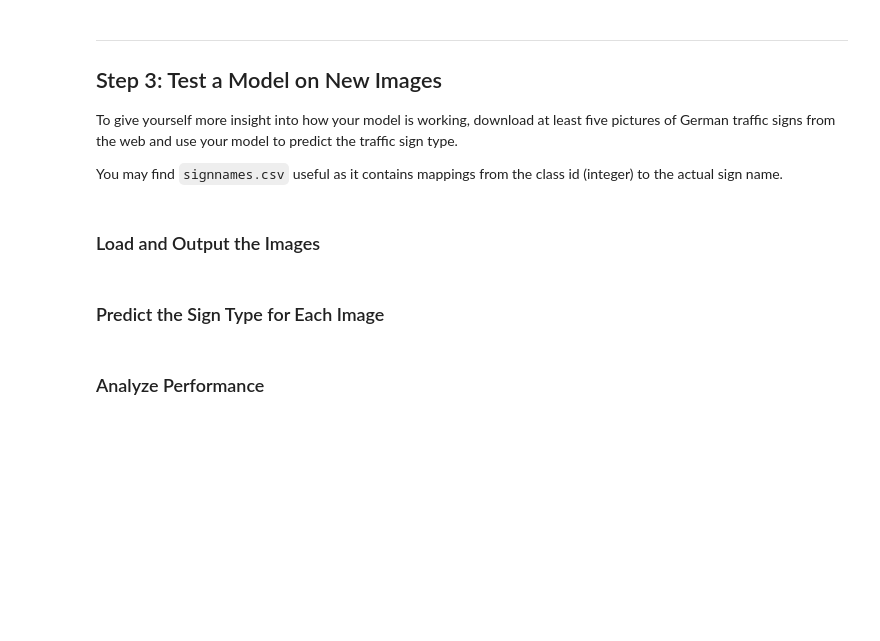
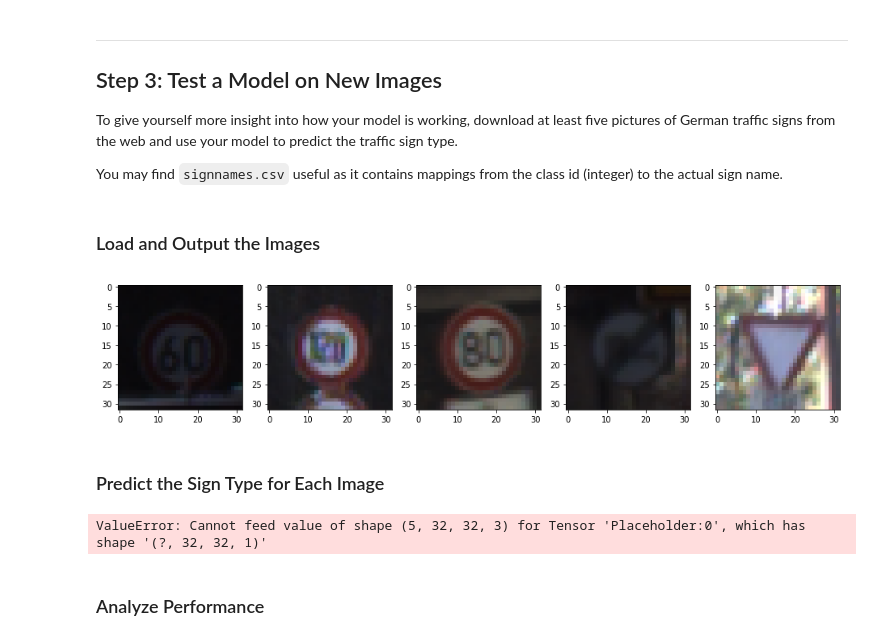
Before and after one commit to Blitzman/CarND-Traffic-Sign-Classifier-Project, a Jupyter notebook: Traffic_Sign_Classifier.ipynb, the cells around one changed output. Drawn from its saved outputs; the diff is of its cells as text; code cells hidden in the pictures; blank space fills up the shorter version.

```diff
--- a/Traffic_Sign_Classifier.ipynb
+++ b/Traffic_Sign_Classifier.ipynb
@@ -469,9 +540,33 @@ You may find `signnames.csv` useful as it contains mappings from the class id (i
+# %%
+### Load the images and plot them here.
+### Feel free to use as many code cells as needed.
+num_examples_test = 5
+examples_test = [rnd.randint(0, n_test) for r in range(num_examples_test)]
+
+fig_examples_test = plt.figure(figsize=(16, 6))
+for i in range(num_examples_test):
+    fig_examples_test.add_subplot(1, num_examples_test, i+1)
+    plt.imshow(X_test[examples_test[i]])
+
+X_new_images = [X_test[i] for i in examples_test]
+y_new_images = [y_test[i] for i in examples_test]
+
+X_new_images, y_new_images = preprocess(X_new_images, y_new_images)
+# %% [output]
+[figure, added]
 # %% [markdown]
 ### Predict the Sign Type for Each Image
 # %%
 ### Run the predictions here and use the model to output the prediction for each image.
 ### Make sure to pre-process the images with the same pre-processing pipeline used earlier.
 ### Feel free to use as many code cells as needed.
+with tf.Session() as sess:
+    saver = tf.train.Saver()
+    saver.restore(sess, tf.train.latest_checkpoint('.'))
+    test_accuracy = evaluate(X_new_images, y_new_images)
+    print("Test Accuracy = {:.3f}".format(test_accuracy))
+# %% [output]
+ValueError: Cannot feed value of shape (5, 32, 32, 3) for Tensor 'Placeholder:0', which has shape '(?, 32, 32, 1)'
 # %% [markdown]
 ### Analyze Performance
 # %%
```
Also changed, not shown: parts of 11 cells of this notebook, 8 other files.
